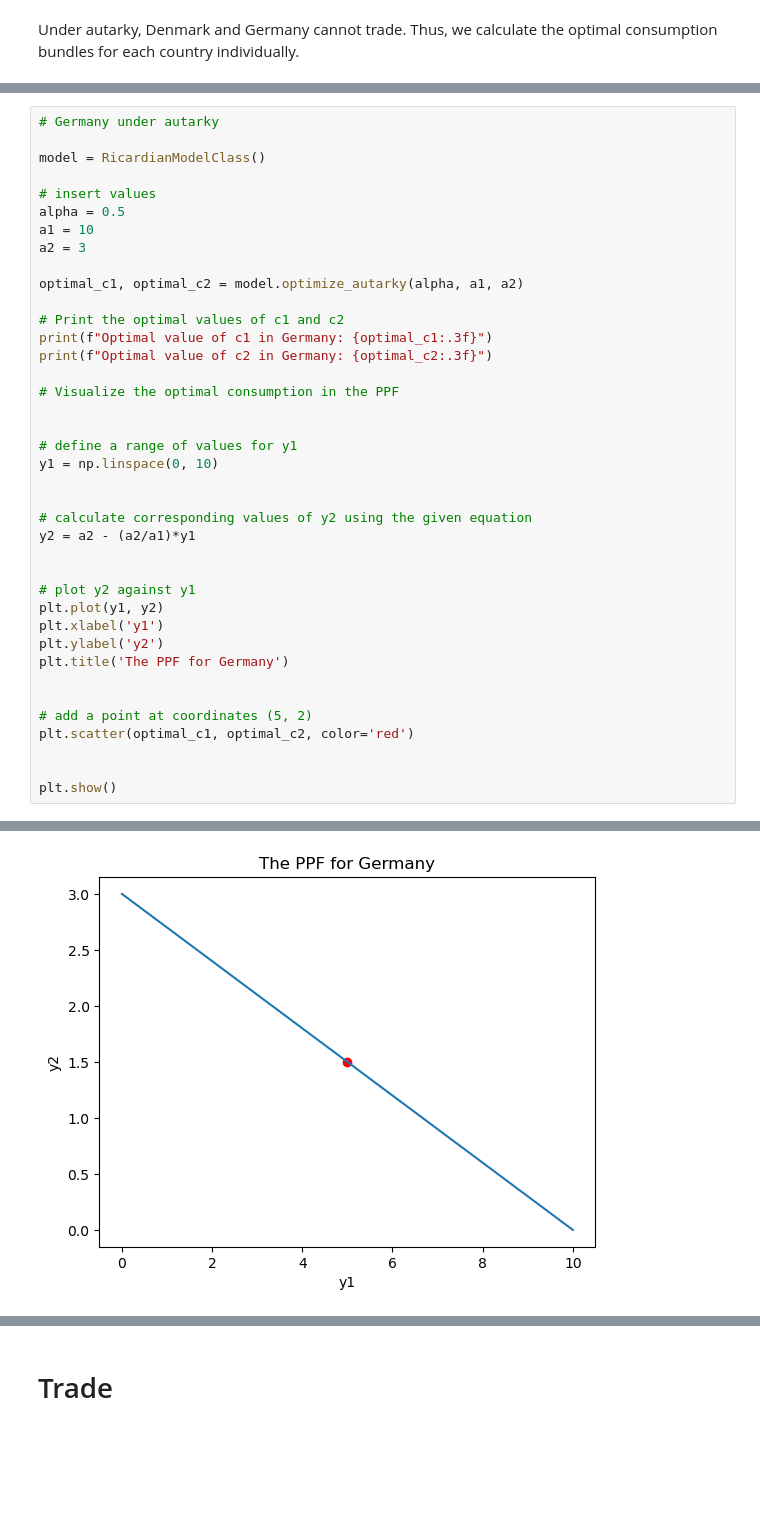
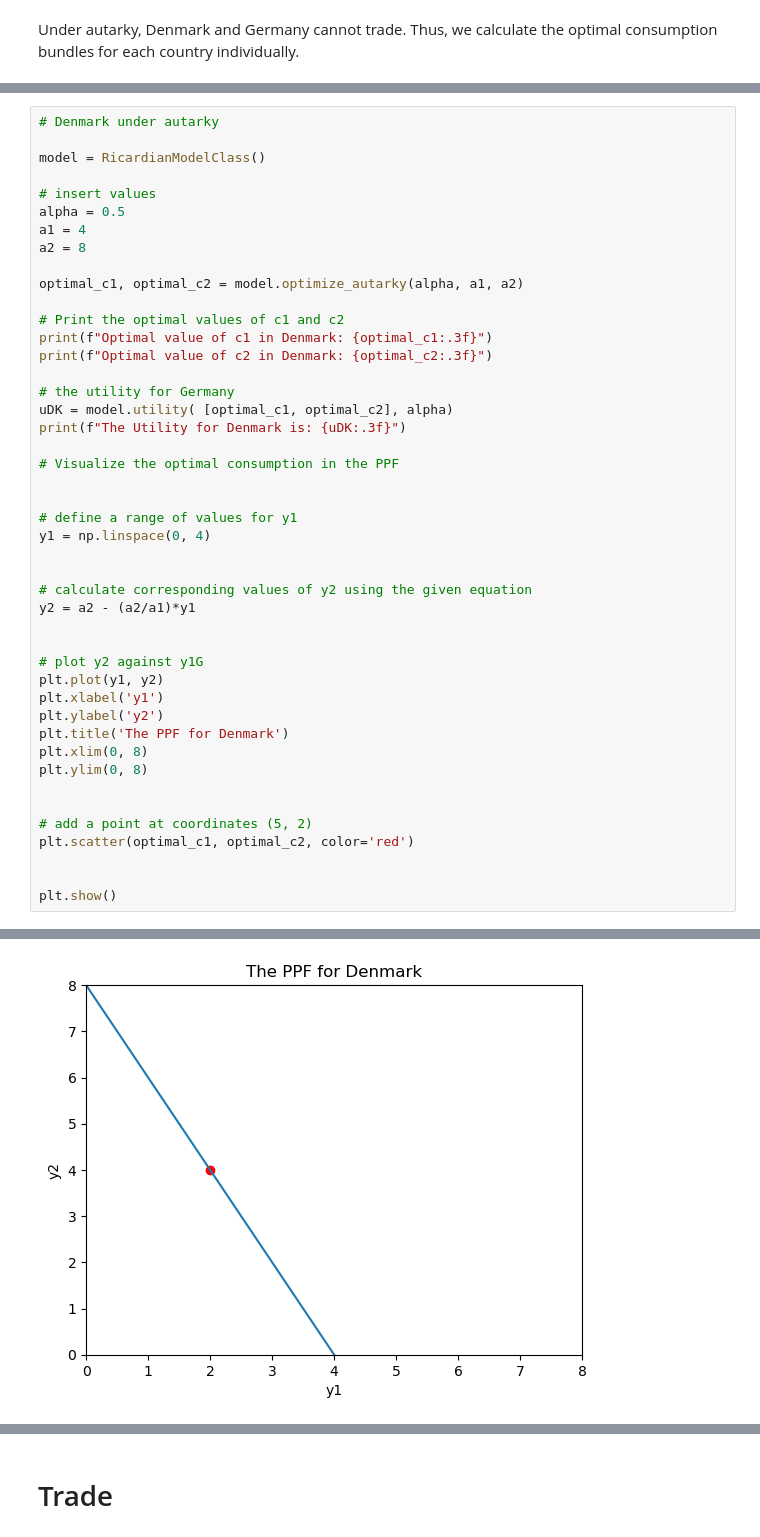
Before and after one commit to NumEconCopenhagen/projects-2023-mes, a Jupyter notebook: modelproject/modelproject.ipynb, the cells around one changed output, grey strips where cells are left out. Cells and saved outputs as stored; diff of their text form; blank space fills up the shorter version.

```diff
--- a/modelproject/modelproject.ipynb
+++ b/modelproject/modelproject.ipynb
@@ -303,35 +357,41 @@ Under autarky, Denmark and Germany cannot trade. Thus, we calculate the optimal
 # %%
-# Germany under autarky
+# Denmark under autarky
 
 model = RicardianModelClass()
 
 # insert values
 alpha = 0.5
-a1 = 10
-a2 = 3
+a1 = 4
+a2 = 8
 
 optimal_c1, optimal_c2 = model.optimize_autarky(alpha, a1, a2)
 
 # Print the optimal values of c1 and c2
-print(f"Optimal value of c1 in Germany: {optimal_c1:.3f}")
-print(f"Optimal value of c2 in Germany: {optimal_c2:.3f}")
+print(f"Optimal value of c1 in Denmark: {optimal_c1:.3f}")
+print(f"Optimal value of c2 in Denmark: {optimal_c2:.3f}")
+
+# the utility for Germany
+uDK = model.utility( [optimal_c1, optimal_c2], alpha)
+print(f"The Utility for Denmark is: {uDK:.3f}")
 
 # Visualize the optimal consumption in the PPF
 
 
 # define a range of values for y1
-y1 = np.linspace(0, 10)
+y1 = np.linspace(0, 4)
 
 
 # calculate corresponding values of y2 using the given equation
 y2 = a2 - (a2/a1)*y1
 
 
-# plot y2 against y1
+# plot y2 against y1G
 plt.plot(y1, y2)
 plt.xlabel('y1')
 plt.ylabel('y2')
-plt.title('The PPF for Germany')
+plt.title('The PPF for Denmark')
+plt.xlim(0, 8)
+plt.ylim(0, 8)
 
 
 # add a point at coordinates (5, 2)
@@ -345 +406 @@ Optimal value of c2 in Germany: 1.500
-[figure, old version]
+[figure, new version]
```
Also changed, not shown: parts of 7 cells of this notebook.
